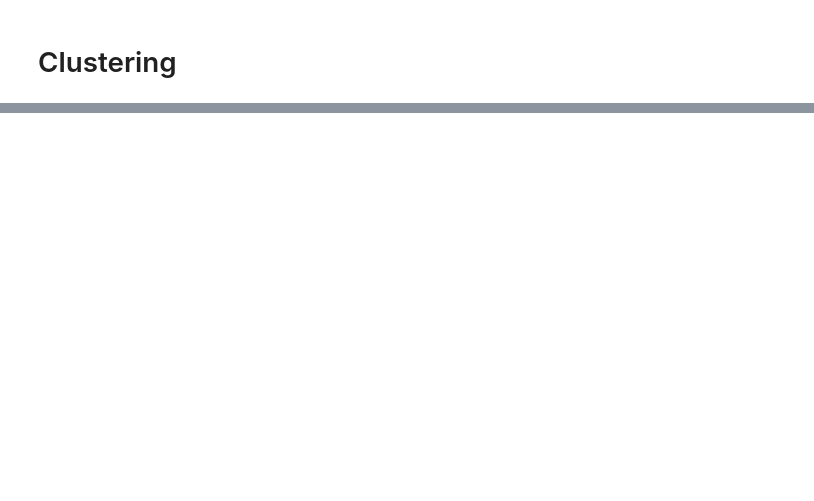
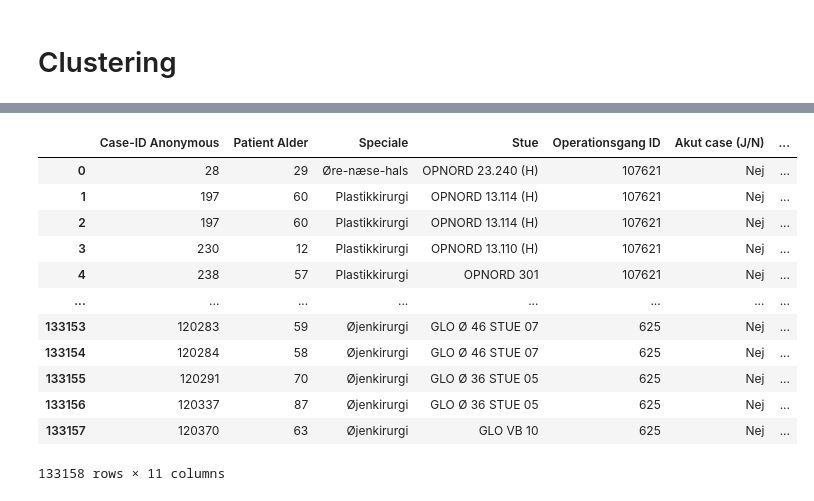
Before and after one commit to killermort9/AnalyticsToAction, a Jupyter notebook: Signe.ipynb, the cells around one changed output, grey strips where cells are left out. Saved outputs shown, nothing was run; the diff lists cells and outputs as text; code cells hidden in the pictures; blank space fills up the shorter version.

```diff
--- a/Signe.ipynb
+++ b/Signe.ipynb
@@ -66,4 +68,12 @@ df_complete_wo.dtypes
 # %% [markdown]
 # Clustering
 # %%
-df_complete_wo.head()
+df_complete_cluster = df_complete_wo = df_complete_wo.drop(columns=['Dato',
+       'Pt ankommet til hospitalet', 'Planlagt stue klargøring start',
+       'Stue klargøring start', 'Stue klargjort',
+       'Patient på stuen (Planlagt)', 'Patient på stuen', 'Anæstesistart',
+       'Anæstesi melder klar', 'Procedure start', 'Procedure slut',
+       'Patient klar til afgang', 'Patient forlader stuen (Planlagt)',
+       'Patient forlader stuen', 'Stue rengjort (Planlagt)',
+       'Stue rengøring start', 'Stue rengjort', 'I opvågning', 'Anæstesistop',
+       'Klar til udskrivelse efter opvågning', 'Patient forlader afdeling','Forsinkelsesårsag'])
@@ -77,0 +80,16 @@ df_complete_wo.head()
+# %%
+df_complete_cluster
+# %% [output]
+|  | Case-ID Anonymous | Patient Alder | Speciale | Stue | Operationsgang ID | Akut case (J/N) | ... |
+| 0 | 28 | 29 | Øre-næse-hals | OPNORD 23.240 (H) | 107621 | Nej | ... |
+| 1 | 197 | 60 | Plastikkirurgi | OPNORD 13.114 (H) | 107621 | Nej | ... |
+| 2 | 197 | 60 | Plastikkirurgi | OPNORD 13.114 (H) | 107621 | Nej | ... |
+| 3 | 230 | 12 | Plastikkirurgi | OPNORD 13.110 (H) | 107621 | Nej | ... |
+| 4 | 238 | 57 | Plastikkirurgi | OPNORD 301 | 107621 | Nej | ... |
+| ... | ... | ... | ... | ... | ... | ... | ... |
+| 133153 | 120283 | 59 | Øjenkirurgi | GLO Ø 46 STUE 07 | 625 | Nej | ... |
+| 133154 | 120284 | 58 | Øjenkirurgi | GLO Ø 46 STUE 07 | 625 | Nej | ... |
+| 133155 | 120291 | 70 | Øjenkirurgi | GLO Ø 36 STUE 05 | 625 | Nej | ... |
+| 133156 | 120337 | 87 | Øjenkirurgi | GLO Ø 36 STUE 05 | 625 | Nej | ... |
+| 133157 | 120370 | 63 | Øjenkirurgi | GLO VB 10 | 625 | Nej | ... |
+133158 rows × 11 columns
```
Also changed, not shown: parts of 7 cells of this notebook.
